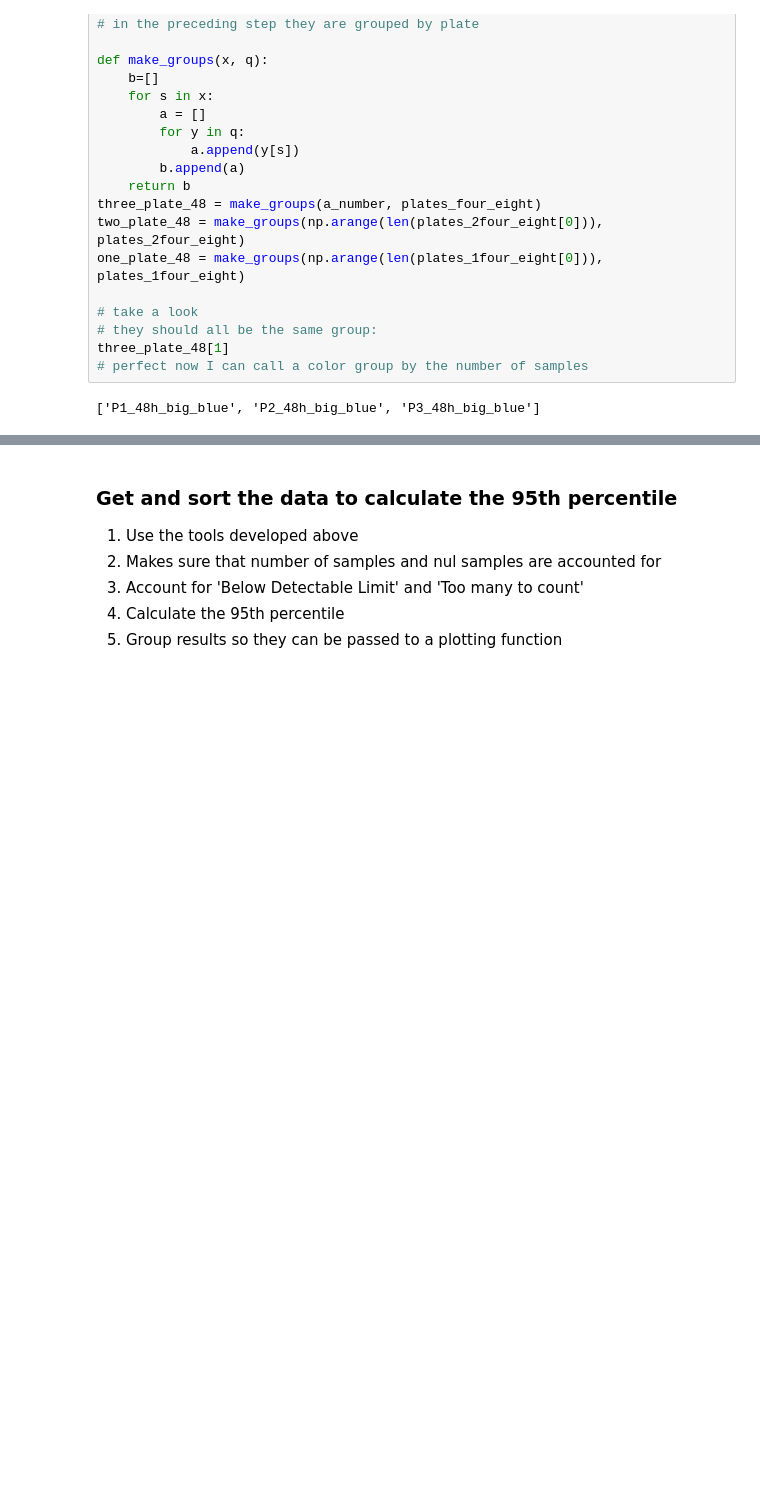
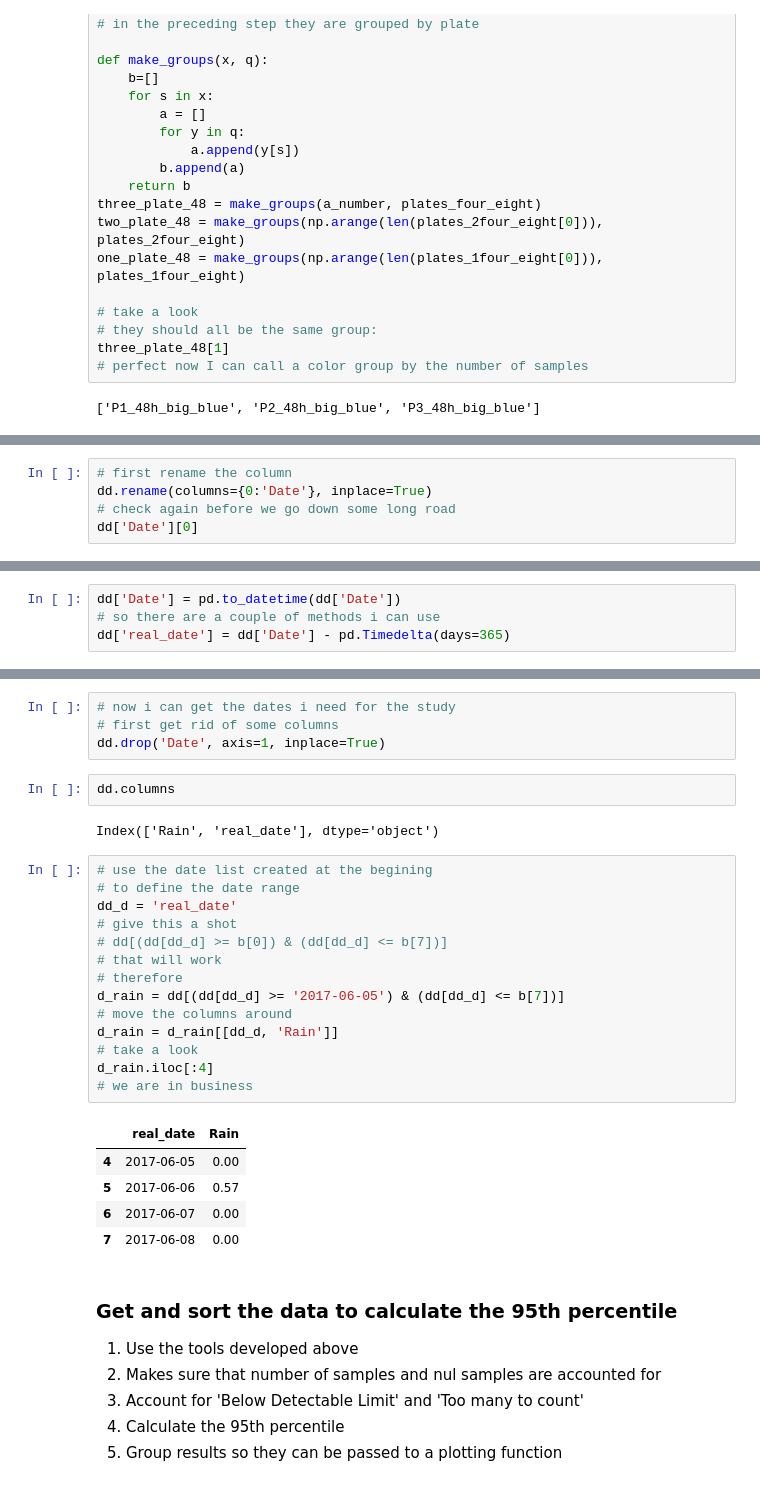
Before and after one commit to GaryHDA/module_one, a Jupyter notebook: micro/results_grid_final_version.ipynb, the cells around one changed output, grey strips where cells are left out. Saved outputs shown, nothing was run; the diff lists cells and outputs as text; blank space fills up the shorter version.

```diff
--- a/micro/results_grid_final_version.ipynb
+++ b/micro/results_grid_final_version.ipynb
@@ -284,0 +341,5 @@ three_plate_48[1]
+# %%
+# first rename the column
+dd.rename(columns={0:'Date'}, inplace=True)
+# check again before we go down some long road
+dd['Date'][0]
@@ -284,0 +354,4 @@ three_plate_48[1]
+# %%
+dd['Date'] = pd.to_datetime(dd['Date'])
+# so there are a couple of methods i can use
+dd['real_date'] = dd['Date'] - pd.Timedelta(days=365)
@@ -285,3 +363,31 @@ three_plate_48[1]
+# %%
+# now i can get the dates i need for the study
+# first get rid of some columns
+dd.drop('Date', axis=1, inplace=True)
+# %%
+dd.columns
+# %% [output]
+Index(['Rain', 'real_date'], dtype='object')
+# %%
+# use the date list created at the begining
+# to define the date range
+dd_d = 'real_date'
+# give this a shot
+# dd[(dd[dd_d] >= b[0]) & (dd[dd_d] <= b[7])]
+# that will work
+# therefore
+d_rain = dd[(dd[dd_d] >= '2017-06-05') & (dd[dd_d] <= b[7])]
+# move the columns around
+d_rain = d_rain[[dd_d, 'Rain']]
+# take a look
+d_rain.iloc[:4]
+# we are in business
+# %% [output]
+|  | real_date | Rain |
+| 4 | 2017-06-05 | 0.00 |
+| 5 | 2017-06-06 | 0.57 |
+| 6 | 2017-06-07 | 0.00 |
+| 7 | 2017-06-08 | 0.00 |
 # %% [markdown]
 ### Get and sort the data to calculate the 95th percentile
 1. Use the tools developed above
```
Also changed, not shown: parts of 39 cells of this notebook, 4 other files.
